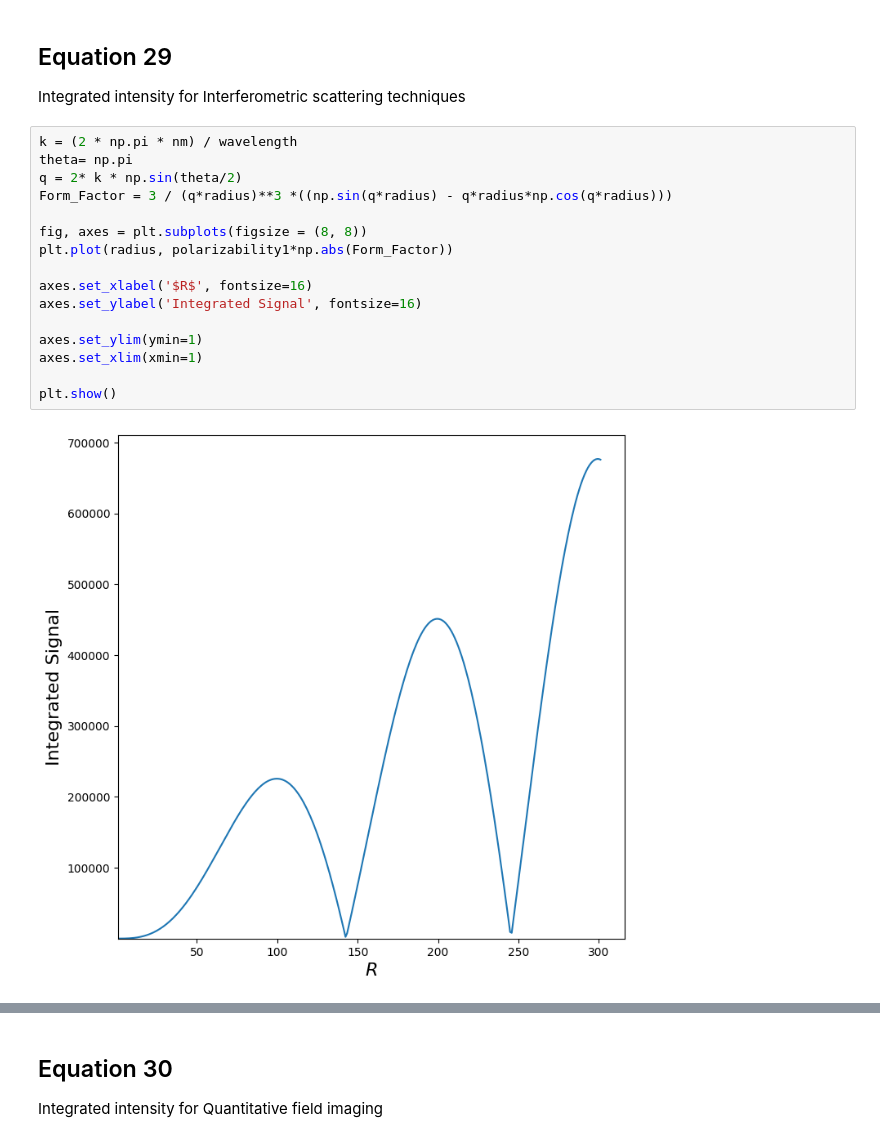
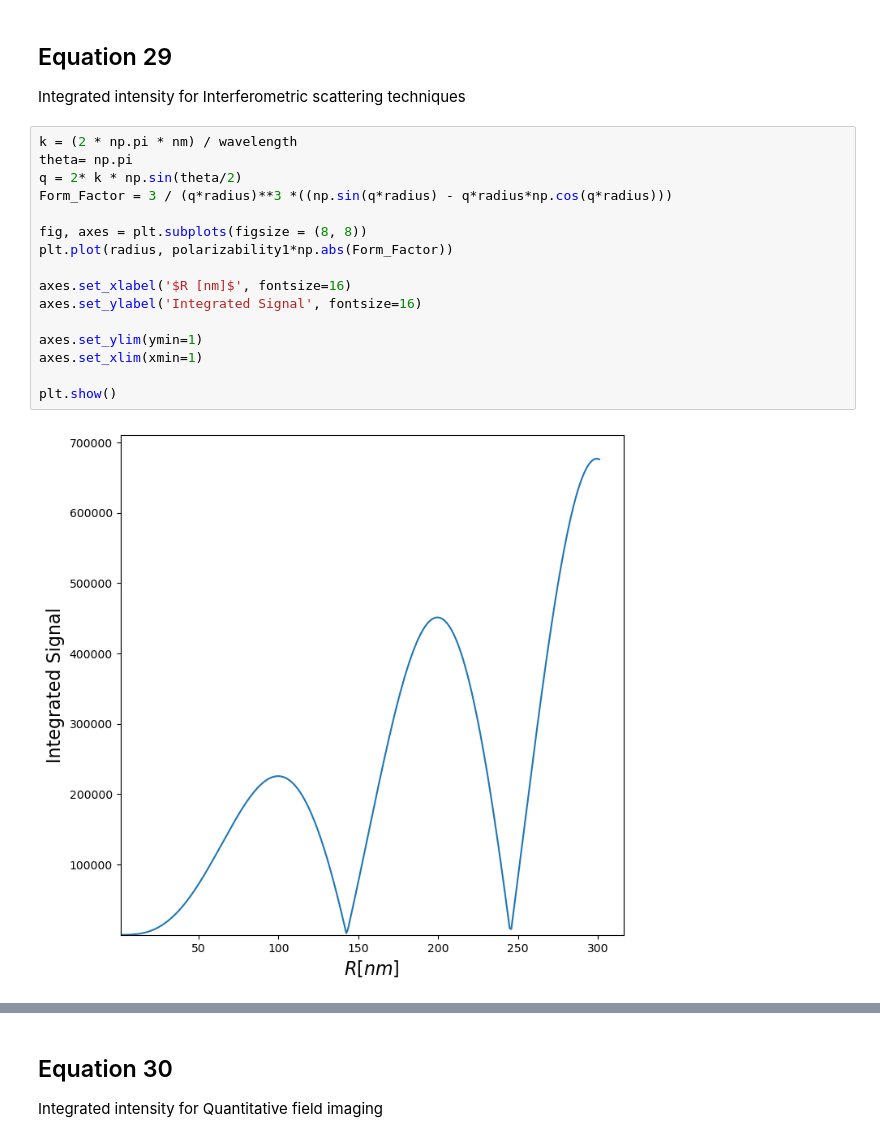
Before and after one commit to softmatterlab/OpticalCharacterizationNanoparticles, a Jupyter notebook: example_signal_relation/Modalities_Sphere.ipynb, the cells around one changed output, grey strips where cells are left out. Drawn from its saved outputs; the diff is of its cells as text.

```diff
--- a/example_signal_relation/Modalities_Sphere.ipynb
+++ b/example_signal_relation/Modalities_Sphere.ipynb
@@ -44,21 +44,21 @@ Integrated intensity for Interferometric scattering techniques
 # %%
 k = (2 * np.pi * nm) / wavelength
 theta= np.pi
 q = 2* k * np.sin(theta/2)
 Form_Factor = 3 / (q*radius)**3 *((np.sin(q*radius) - q*radius*np.cos(q*radius)))
 
 fig, axes = plt.subplots(figsize = (8, 8))
 plt.plot(radius, polarizability1*np.abs(Form_Factor))
 
-axes.set_xlabel('$R$', fontsize=16)
+axes.set_xlabel('$R [nm]$', fontsize=16)
 axes.set_ylabel('Integrated Signal', fontsize=16)
 
 axes.set_ylim(ymin=1)
 axes.set_xlim(xmin=1)
 
 plt.show()
 # %% [output]
-[figure, old version]
+[figure, new version]
 # %%
 fig, axes = plt.subplots(figsize = (8, 8))
 plt.loglog(radius, polarizability1*np.abs(Form_Factor))
```
Also changed, not shown: parts of 8 cells of this notebook, 1 other file.
